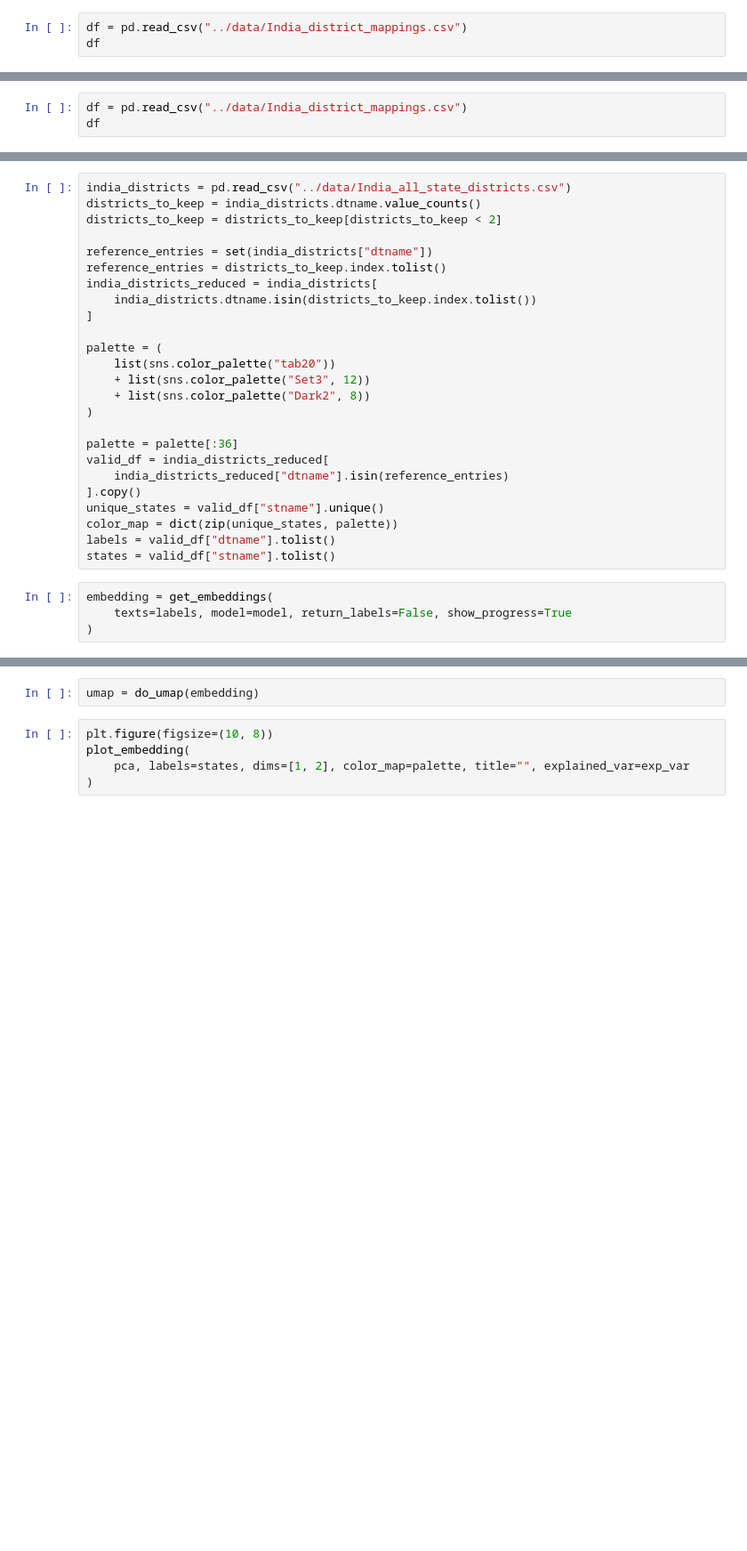
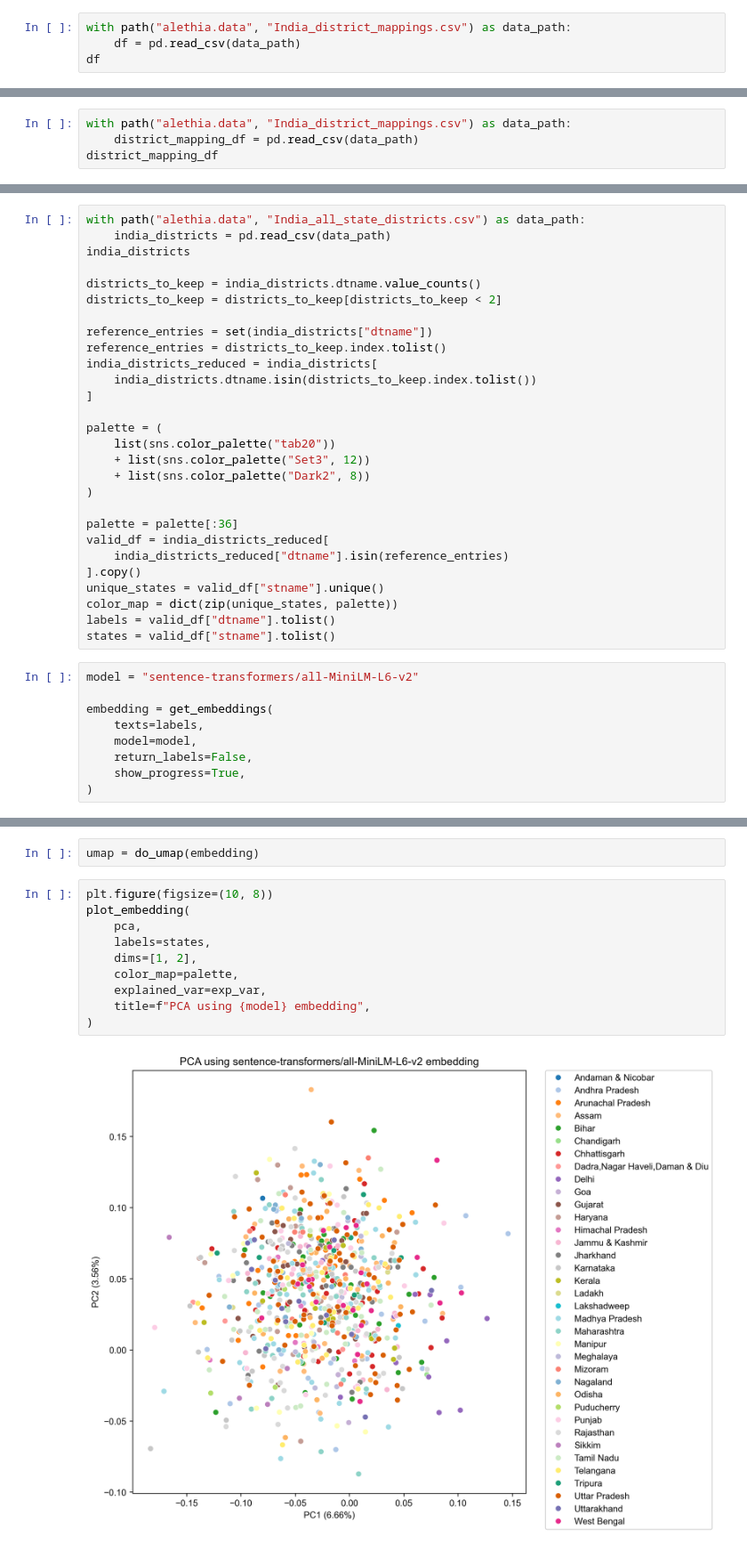
Before and after one commit to saketlab/alethia, a Jupyter notebook: notebooks/demo.ipynb, the cells around one changed output, grey strips where cells are left out. Shown at 89% size. Drawn from its saved outputs; the diff is of its cells as text; blank space fills up the shorter version.

Commit message:
Add support for fast embedding

```diff
--- a/notebooks/demo.ipynb
+++ b/notebooks/demo.ipynb
@@ -5,5 +147,6 @@ from alethia import alethia
 # %%
-df = pd.read_csv("../data/India_district_mappings.csv")
+with path("alethia.data", "India_district_mappings.csv") as data_path:
+    df = pd.read_csv(data_path)
 df
 # %% [output]
 |  | State | 1951 | 1961 | 1971 | 1981 | 1991 | 2001 |
@@ -79,3 +283,4 @@ Loading model Salesforce/SFR-Embedding-Mistral
 # %%
-df = pd.read_csv("../data/India_district_mappings.csv")
-df
+with path("alethia.data", "India_district_mappings.csv") as data_path:
+    district_mapping_df = pd.read_csv(data_path)
+district_mapping_df
@@ -82,5 +301,8 @@ df
 # %%
-india_districts = pd.read_csv("../data/India_all_state_districts.csv")
+with path("alethia.data", "India_all_state_districts.csv") as data_path:
+    india_districts = pd.read_csv(data_path)
+india_districts
+
 districts_to_keep = india_districts.dtname.value_counts()
 districts_to_keep = districts_to_keep[districts_to_keep < 2]
 
@@ -105,6 +327,11 @@ color_map = dict(zip(unique_states, palette))
 labels = valid_df["dtname"].tolist()
 states = valid_df["stname"].tolist()
 # %%
+model = "sentence-transformers/all-MiniLM-L6-v2"
+
 embedding = get_embeddings(
-    texts=labels, model=model, return_labels=False, show_progress=True
+    texts=labels,
+    model=model,
+    return_labels=False,
+    show_progress=True,
 )
@@ -117,7 +351,14 @@ umap = do_umap(embedding)
 # %%
 plt.figure(figsize=(10, 8))
 plot_embedding(
-    pca, labels=states, dims=[1, 2], color_map=palette, title="", explained_var=exp_var
+    pca,
+    labels=states,
+    dims=[1, 2],
+    color_map=palette,
+    explained_var=exp_var,
+    title=f"PCA using {model} embedding",
 )
+# %% [output]
+[figure, added]
 # %%
 plt.figure(figsize=(10, 8))
```
Also changed, not shown: parts of 31 cells of this notebook, 3 other files.
